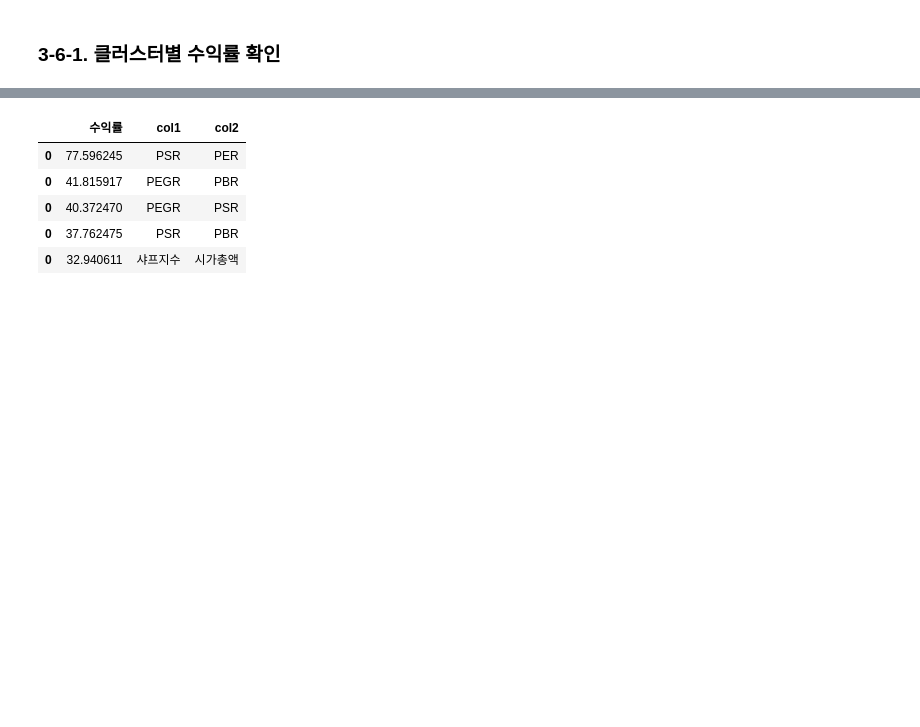
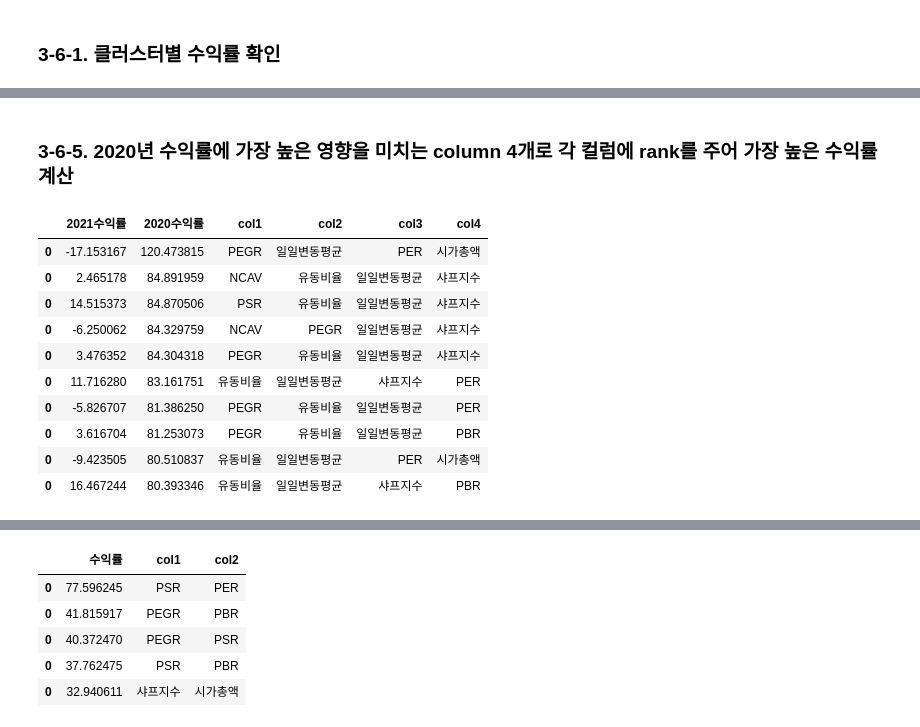
Before and after one commit to Jyassmin/UBION-PROJECT1, a Jupyter notebook: 2.PCA&Clustering.ipynb, the cells around one changed output, grey strips where cells are left out. Cells and saved outputs as stored; diff of their text form; code cells hidden in the pictures; blank space fills up the shorter version.

```diff
--- a/2.PCA&Clustering.ipynb
+++ b/2.PCA&Clustering.ipynb
@@ -1113,0 +930,2 @@ cluster0.sort_values(by="rank_Total", ascending=True).head(10)
+# %% [markdown]
+### 3-6-5. 2020년 수익률에 가장 높은 영향을 미치는 **column 4개로** 각 컬럼에 rank를 주어 가장 높은 수익률 계산
@@ -1113,0 +976,14 @@ cluster0.sort_values(by="rank_Total", ascending=True).head(10)
+# %%
+func_ms4(df, 0).head(10)
+# %% [output]
+|  | 2021수익률 | 2020수익률 | col1 | col2 | col3 | col4 |
+| 0 | -17.153167 | 120.473815 | PEGR | 일일변동평균 | PER | 시가총액 |
+| 0 | 2.465178 | 84.891959 | NCAV | 유동비율 | 일일변동평균 | 샤프지수 |
+| 0 | 14.515373 | 84.870506 | PSR | 유동비율 | 일일변동평균 | 샤프지수 |
+| 0 | -6.250062 | 84.329759 | NCAV | PEGR | 일일변동평균 | 샤프지수 |
+| 0 | 3.476352 | 84.304318 | PEGR | 유동비율 | 일일변동평균 | 샤프지수 |
+| 0 | 11.716280 | 83.161751 | 유동비율 | 일일변동평균 | 샤프지수 | PER |
+| 0 | -5.826707 | 81.386250 | PEGR | 유동비율 | 일일변동평균 | PER |
+| 0 | 3.616704 | 81.253073 | PEGR | 유동비율 | 일일변동평균 | PBR |
+| 0 | -9.423505 | 80.510837 | 유동비율 | 일일변동평균 | PER | 시가총액 |
+| 0 | 16.467244 | 80.393346 | 유동비율 | 일일변동평균 | 샤프지수 | PBR |
```
Also changed, not shown: parts of 53 cells of this notebook, 4 other files.
